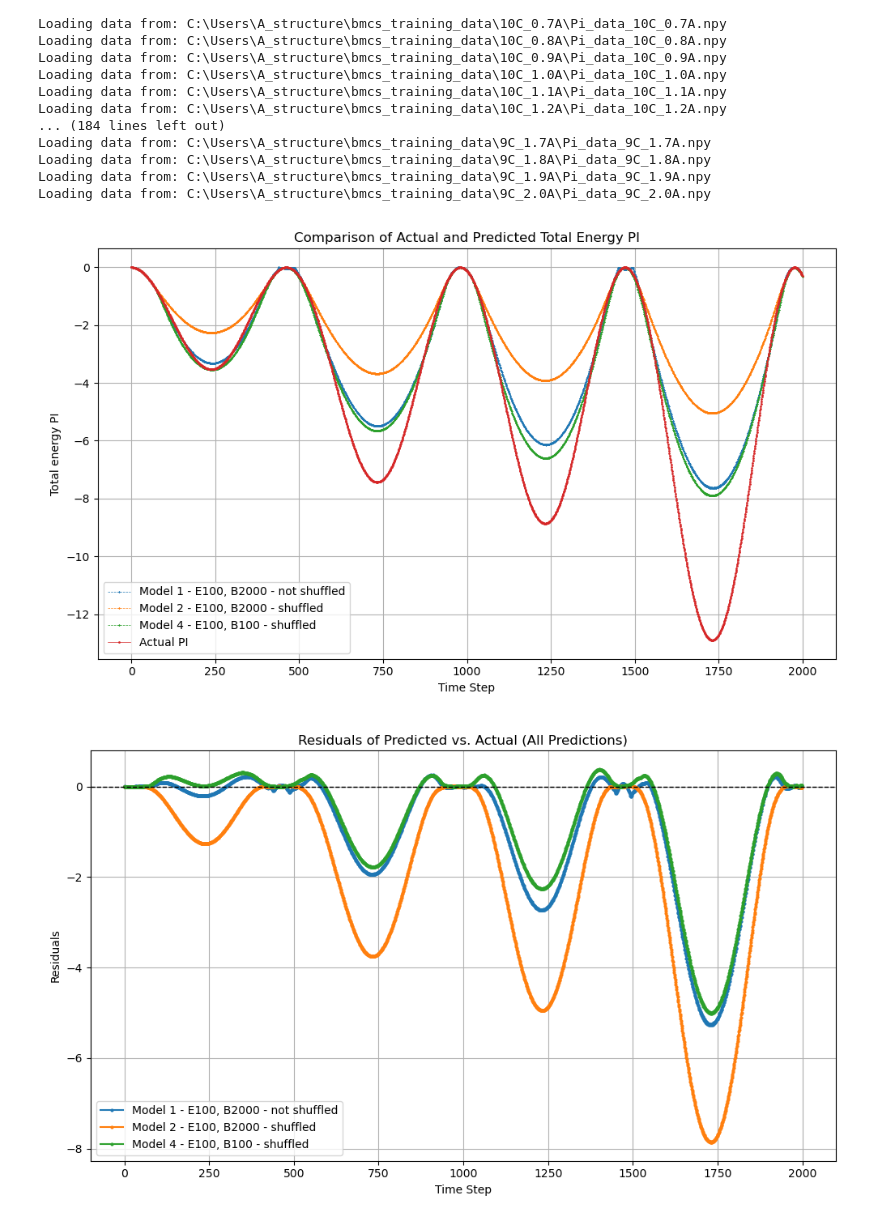
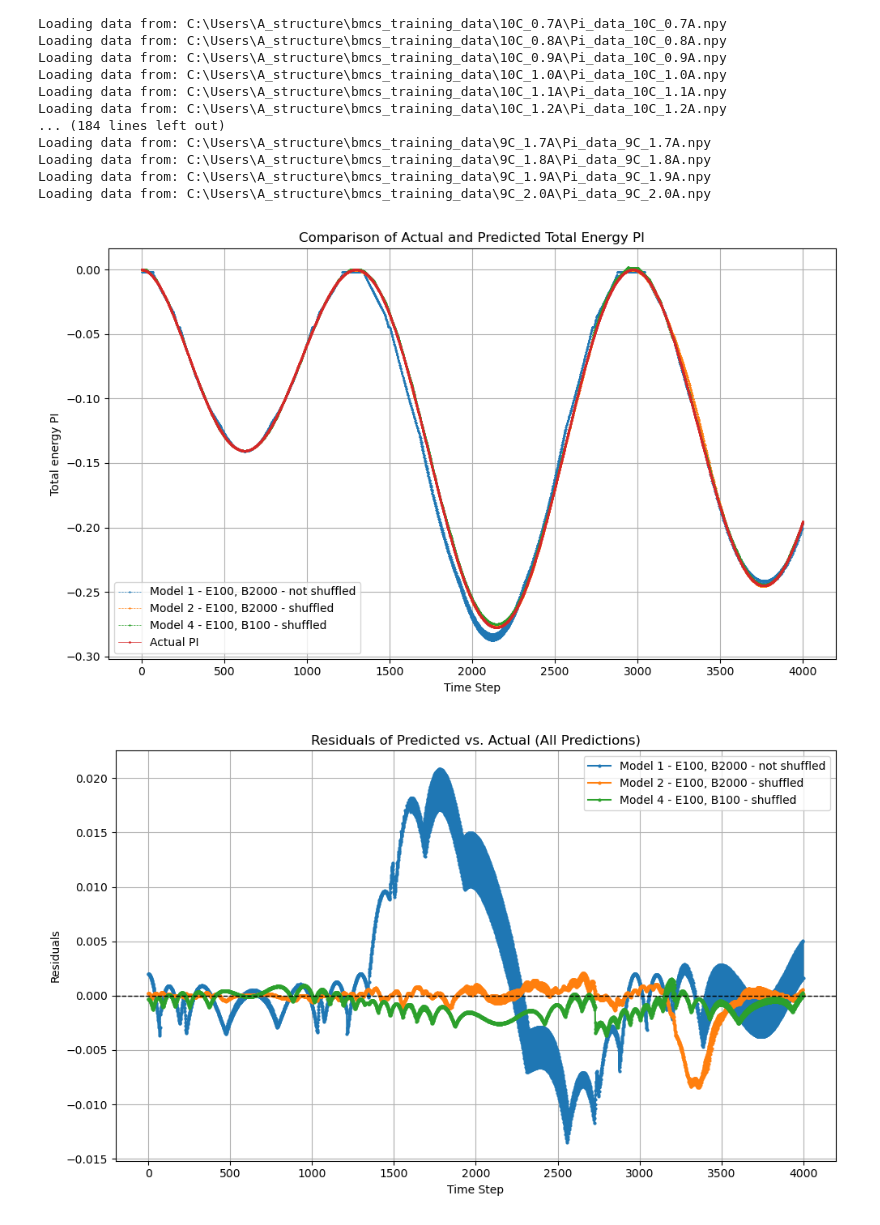
Before and after one commit to bmcs-group/bmcs_ml, a Jupyter notebook: bmcs_ml/ml_pi_predictor/prediction_check_3.ipynb, the cells around one changed output. Cells and saved outputs as stored; diff of their text form; code cells hidden in the pictures.

```diff
--- a/bmcs_ml/ml_pi_predictor/prediction_check_3.ipynb
+++ b/bmcs_ml/ml_pi_predictor/prediction_check_3.ipynb
@@ -43,10 +43,9 @@ sample_data_2 = np.load(sample_data_2_path)
 # %%
 %matplotlib widget
 # ---------- Load and Normalize Data ----------
-sample_data = sample_data_1
+sample_data = sample_data_2
 eps_t, dd_eps_t, eps_v_t, d_t, pi_n1 = sample_data.T
 input_vectors = np.column_stack([eps_t, dd_eps_t, eps_v_t, d_t])
-
 mean, std = dataset.mean, dataset.std
 device = torch.device("cuda" if torch.cuda.is_available() else "cpu")
 
@@ -114,32 +113,32 @@ plt.show()
 # ---------- Plot: Scatter Actual vs Predicted ----------
 plt.figure(figsize=(6, 6))
 for label, b in all_predictions.items():
     plt.scatter(pi_n1, preds, label=label, alpha=0.6, s=2, edgecolors='k')
 plt.plot([min(pi_n1), max(pi_n1)], [min(pi_n1), max(pi_n1)], 'r--', label='Perfect Fit')
 plt.xlabel("Actual pi_n1")
 plt.ylabel("Predicted pi_n1")
 plt.title("Actual vs. Predicted (All Predictions)")
 plt.legend()
 plt.grid()
 plt.tight_layout()
 plt.show()
 
 # ---------- Compute and Print Metrics ----------
 for i, (label, preds) in enumerate(all_predictions.items(), start=1):
     mse = np.mean((pi_n1 - preds) ** 2)
     rmse = np.sqrt(mse)
     mae = np.mean(np.abs(pi_n1 - preds))
     ss_total = np.sum((pi_n1 - np.mean(pi_n1)) ** 2)
     ss_residual = np.sum((pi_n1 - preds) ** 2)
     r2 = 1 - (ss_residual / ss_total)
     pearson_corr, _ = pearsonr(pi_n1, preds)
 
     print(f'\n📊 Metrics for {label}:')
     print(f'  MSE: {mse:.6f}')
     print(f'  RMSE: {rmse:.6f}')
     print(f'  MAE: {mae:.6f}')
     print(f'  R²: {r2:.6f}')
     print(f'  Pearson Correlation: {pearson_corr:.6f}')
 # %% [output]
-[figure, old version]
+[figure, new version]
-[figure, old version]
+[figure, new version]
```
Also changed, not shown: parts of 1 cell of this notebook, 13 other files.
